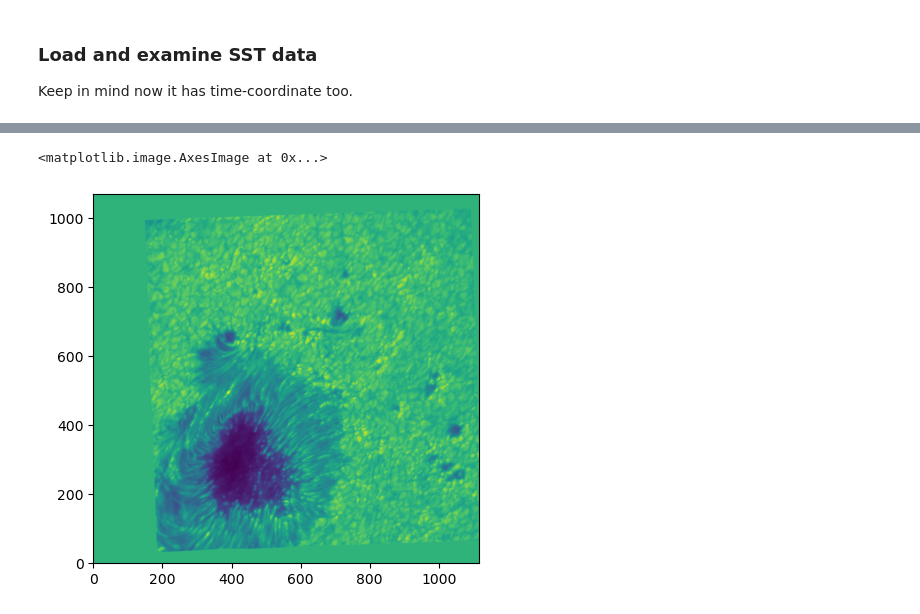
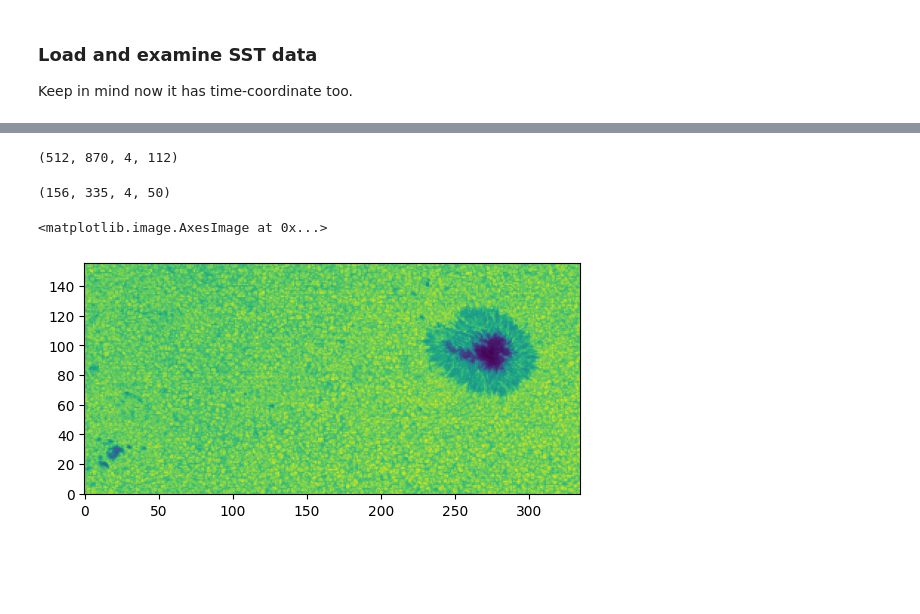
Before and after one commit to ivanzmilic/espd_2026_spectral_lines, a Jupyter notebook: explore_sst.ipynb, the cells around one changed output, grey strips where cells are left out. Saved outputs shown, nothing was run; the diff lists cells and outputs as text; code cells hidden in the pictures; blank space fills up the shorter version.

```diff
--- a/explore_sst.ipynb
+++ b/explore_sst.ipynb
@@ -134,5 +36,19 @@ plt.plot(test[222])
+# %%
+# Create mini-version of Hinode data
+
+stokesph = fits.open('~/data/espd_school/sp3d_25012017_corrected.fits')[0].data
+# %%
+stokesph.shape
+# %% [output]
+(512, 870, 4, 112)
+# %%
+stokesmini = stokesph[100:-100:2,200:-1:2,:,:50]
+# %%
+stokesmini.shape
+# %% [output]
+(156, 335, 4, 50)
 # %%
-plt.imshow(test.T, origin='lower')
+plt.imshow(stokesmini[:,:,0,0], origin='lower')
 # %% [output]
 <matplotlib.image.AxesImage at 0x...>
-[figure, old version]
+[figure, new version]
```
Also changed, not shown: parts of 11 cells of this notebook.
